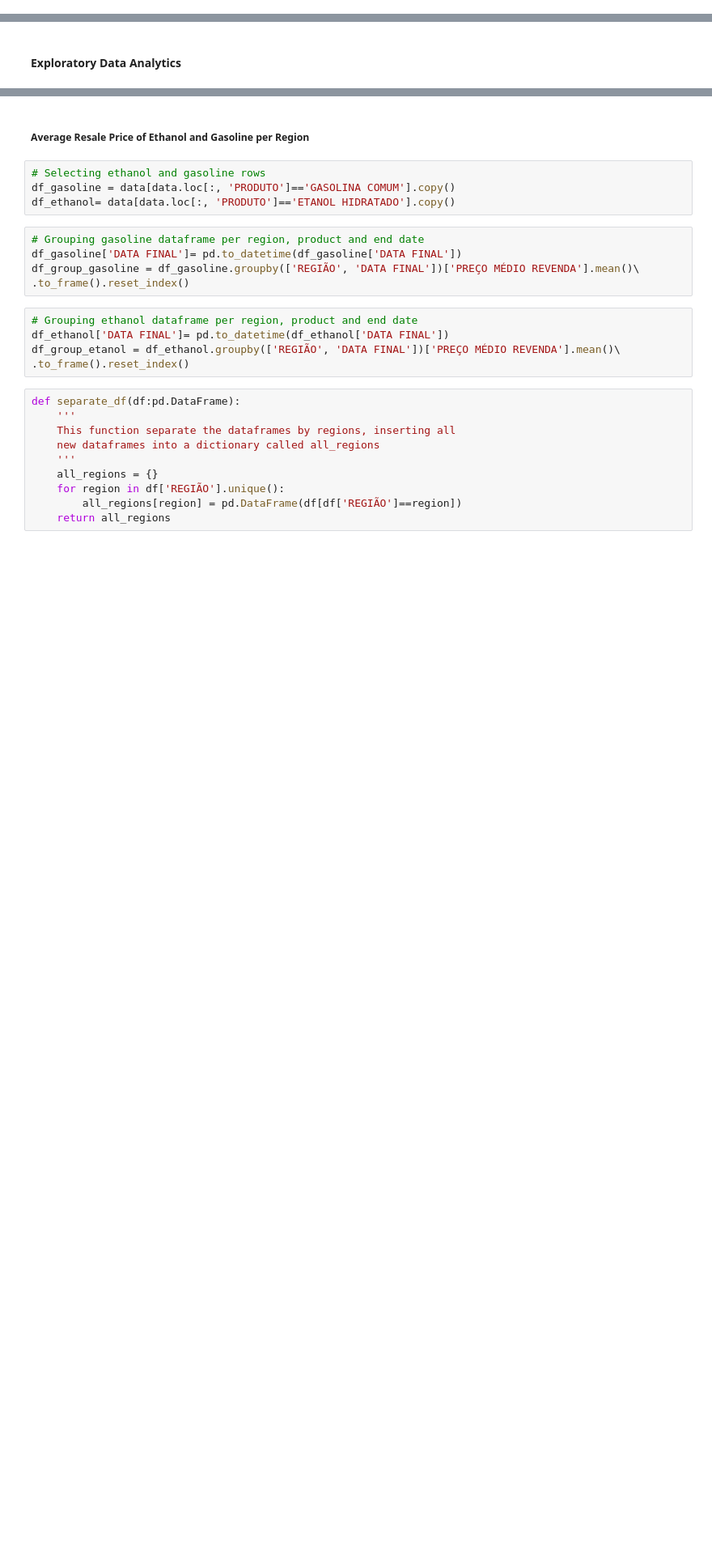
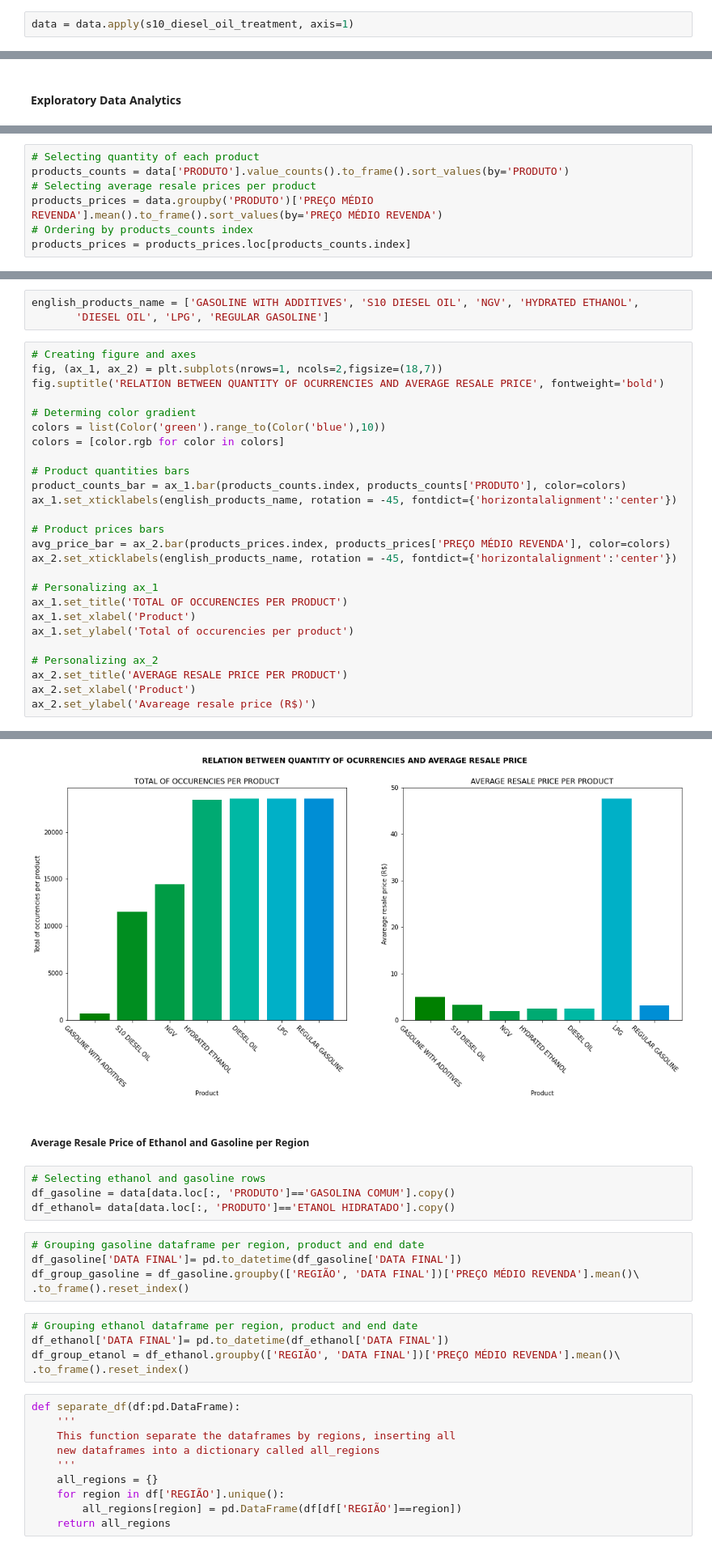
Before and after one commit to Yanasants/eda_gas_prices_brazil, a Jupyter notebook: data_analytics.ipynb, the cells around one changed output, grey strips where cells are left out. Shown at 81% size. Saved outputs shown, nothing was run; the diff lists cells and outputs as text; blank space fills up the shorter version.

```diff
--- a/data_analytics.ipynb
+++ b/data_analytics.ipynb
@@ -21,0 +43,2 @@ data.head()
+# %%
+data = data.apply(s10_diesel_oil_treatment, axis=1)
@@ -23,0 +55,7 @@ data.head()
+# %%
+# Selecting quantity of each product
+products_counts = data['PRODUTO'].value_counts().to_frame().sort_values(by='PRODUTO')
+# Selecting average resale prices per product
+products_prices = data.groupby('PRODUTO')['PREÇO MÉDIO REVENDA'].mean().to_frame().sort_values(by='PREÇO MÉDIO REVENDA')
+# Ordering by products_counts index
+products_prices = products_prices.loc[products_counts.index]
@@ -23,0 +68,30 @@ data.head()
+# %%
+english_products_name = ['GASOLINE WITH ADDITIVES', 'S10 DIESEL OIL', 'NGV', 'HYDRATED ETHANOL',
+       'DIESEL OIL', 'LPG', 'REGULAR GASOLINE']
+# %%
+# Creating figure and axes
+fig, (ax_1, ax_2) = plt.subplots(nrows=1, ncols=2,figsize=(18,7))
+fig.suptitle('RELATION BETWEEN QUANTITY OF OCURRENCIES AND AVERAGE RESALE PRICE', fontweight='bold')
+
+# Determing color gradient
+colors = list(Color('green').range_to(Color('blue'),10))
+colors = [color.rgb for color in colors]
+
+# Product quantities bars
+product_counts_bar = ax_1.bar(products_counts.index, products_counts['PRODUTO'], color=colors)
+ax_1.set_xticklabels(english_products_name, rotation = -45, fontdict={'horizontalalignment':'center'})
+
+# Product prices bars
+avg_price_bar = ax_2.bar(products_prices.index, products_prices['PREÇO MÉDIO REVENDA'], color=colors)
+ax_2.set_xticklabels(english_products_name, rotation = -45, fontdict={'horizontalalignment':'center'})
+
+# Personalizing ax_1
+ax_1.set_title('TOTAL OF OCCURENCIES PER PRODUCT')
+ax_1.set_xlabel('Product')
+ax_1.set_ylabel('Total of occurencies per product')
+
+# Personalizing ax_2
+ax_2.set_title('AVERAGE RESALE PRICE PER PRODUCT')
+ax_2.set_xlabel('Product')
+ax_2.set_ylabel('Avareage resale price (R$)')
+# %% [output]
@@ -24,3 +99,4 @@ data.head()
+[figure, added]
 # %% [markdown]
 ##### Average Resale Price of Ethanol and Gasoline per Region
 # %%
```
Also changed, not shown: parts of 8 cells of this notebook.
